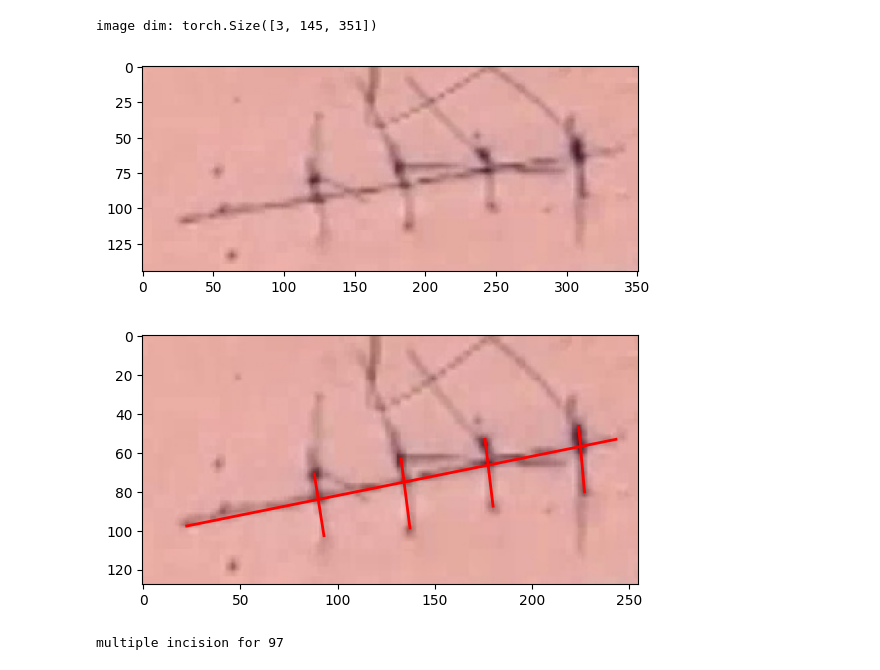
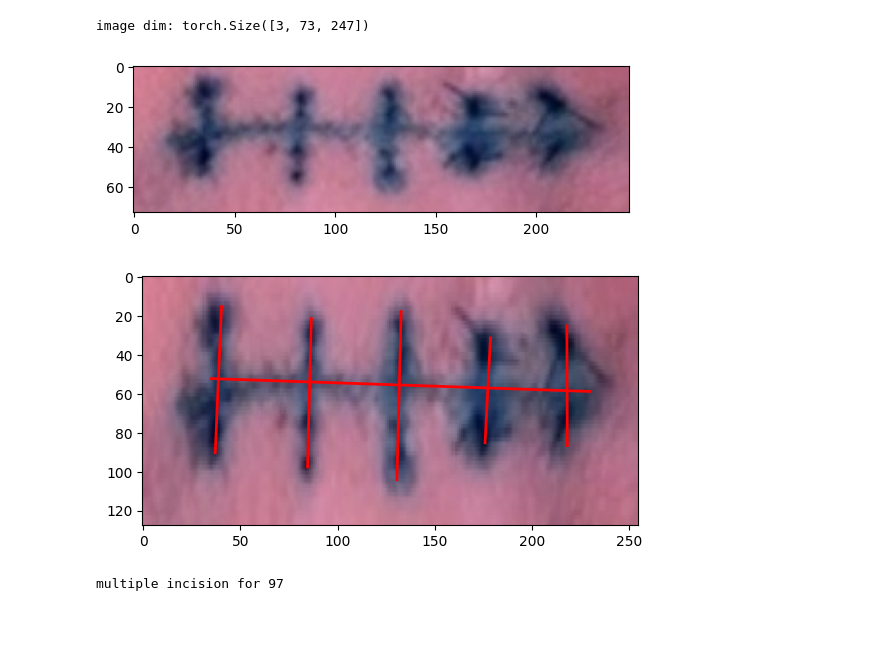
Before and after one commit to tomhruby1/zdo, a Jupyter notebook: preprocessing.ipynb, the cells around one changed output. Cells and saved outputs as stored; diff of their text form; code cells hidden in the pictures; blank space fills up the shorter version.

```diff
--- a/preprocessing.ipynb
+++ b/preprocessing.ipynb
@@ -15,39 +18,38 @@ with open(data_p, 'r') as f:
     data = json.load(f)
 # %%
 # torch interpolate
-image_id = 60
-SIZE = (128,255)
+image_id = 123
+size = (128,255)
 
 annot = data[str(image_id)]
 image_p = Path('data/images/default')/annot['file']
 
 im = read_image(str(image_p))
-inter_coeff = (SIZE[0]/im.shape[1], SIZE[1]/im.shape[2])  # the interpolation ratio
+inter_coeff = (size[0]/im.shape[1], size[1]/im.shape[2])  # the interpolation ratio
 
 plt.imshow(im.permute(1, 2, 0))
 print(f"image dim: {im.shape}")
 
 im = im.unsqueeze(0)
-im2 = F.interpolate(im, size=SIZE) # size=(3,128,255)
+im2 = F.interpolate(im, size=size) # size=(3,128,255)
 
 
 im_toshow = im2[0].permute(1, 2, 0)
 fig, ax = plt.subplots()
 ax.imshow(im_toshow)
-
 
 # interpolate the annotation
 for idx, label in enumerate(data[str(image_id)]['label']):
     points = data[str(image_id)]['points'][idx]
     x_coords, y_coords = zip(*points)
     x_coords = np.array(x_coords, dtype=float) * inter_coeff[1]
     y_coords = np.array(y_coords, dtype=float) * inter_coeff[0]
     ax.plot(x_coords, y_coords, color='red', linewidth=2)
 plt.show()
 # %% [output]
-image dim: torch.Size([3, 145, 351])
+image dim: torch.Size([3, 73, 247])
-[figure, old version]
+[figure, new version]
-[figure, old version]
+[figure, new version]
 # %%
 # remove multiple incisions
 for image_id in data:
```
Also changed, not shown: parts of 7 cells of this notebook, 1 other file.
